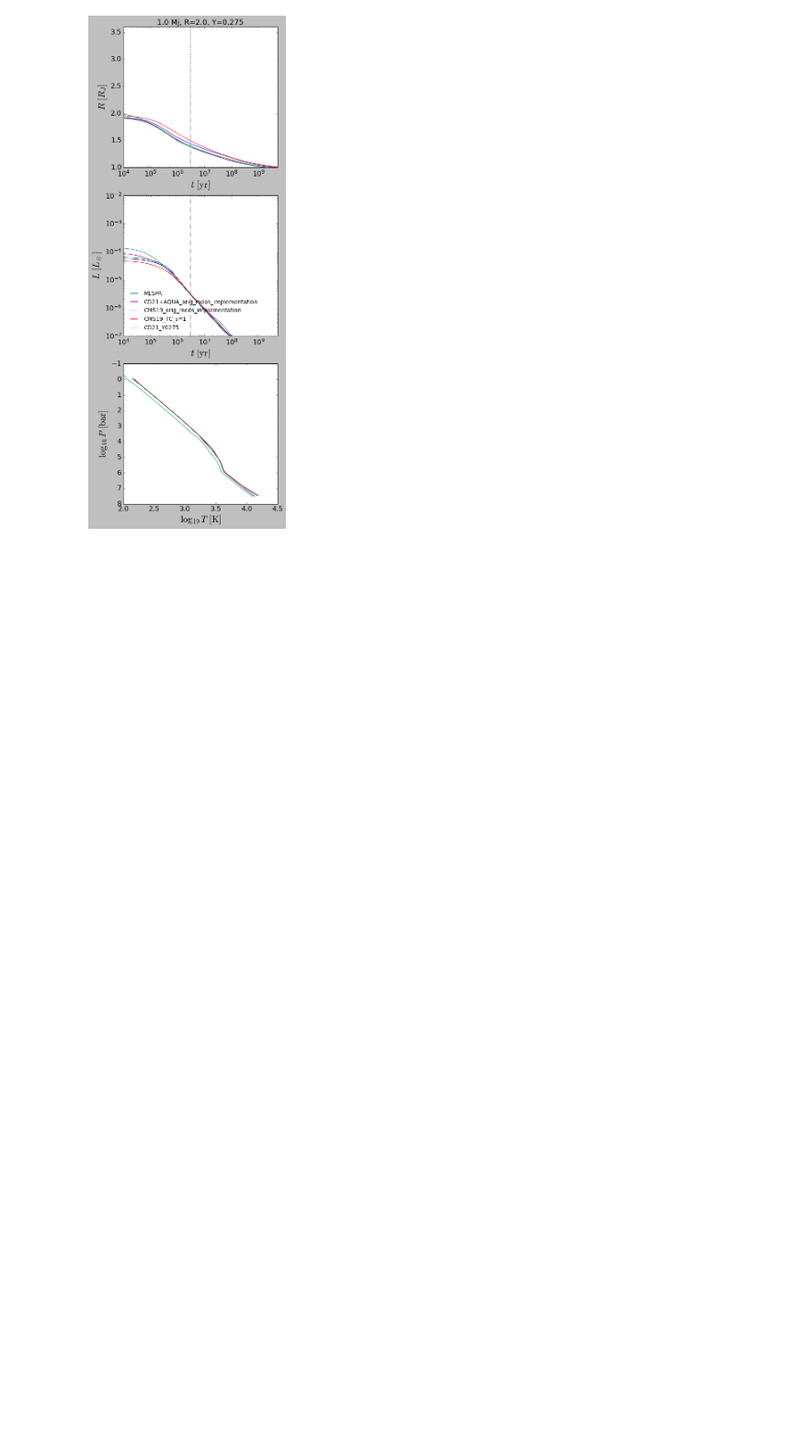
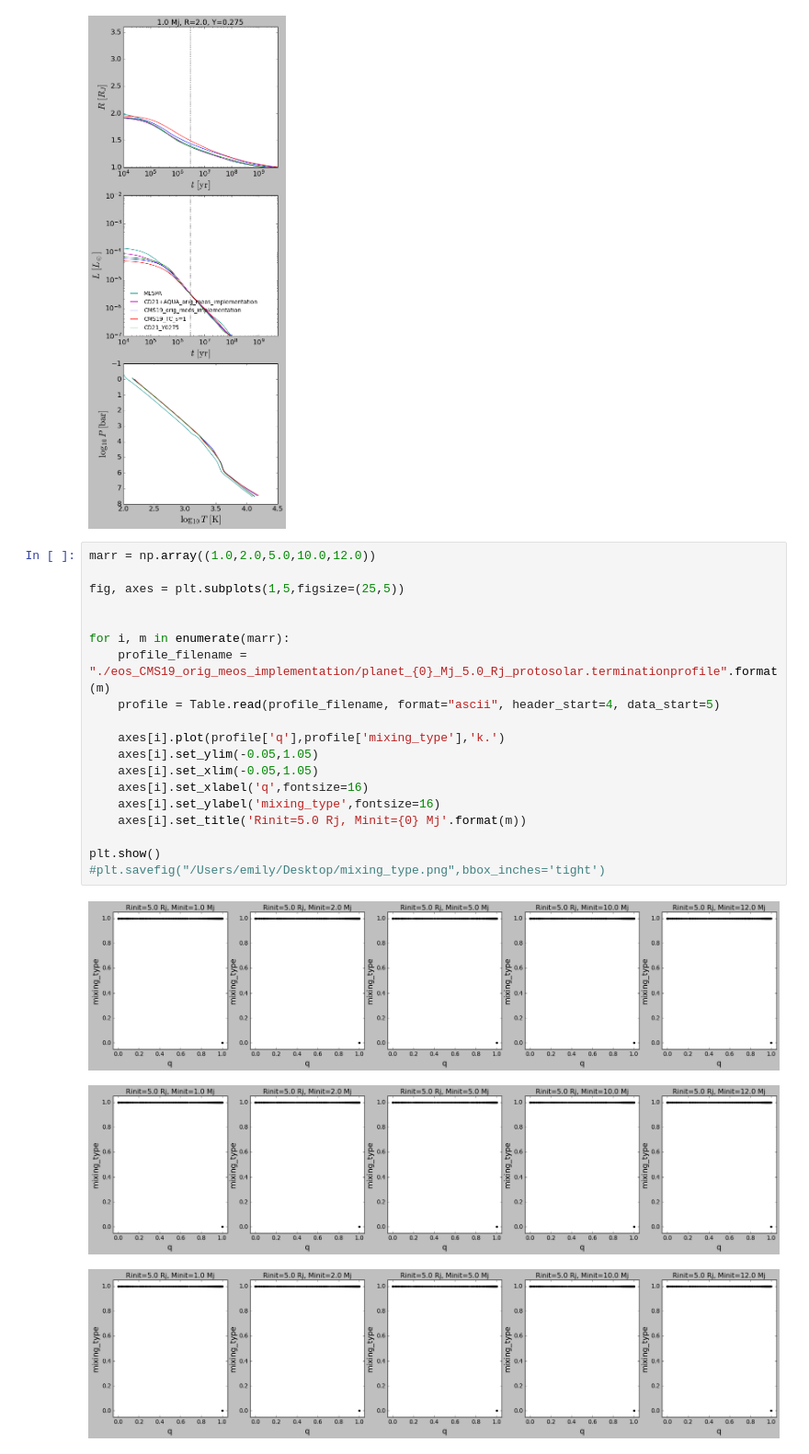
Before and after one commit to esandford/giant_planets, a Jupyter notebook: MESA_EoS/thermo_consistency/MESA_runs/results.ipynb, the cells around one changed output. Shown at 92% size. Saved outputs shown, nothing was run; the diff lists cells and outputs as text; blank space fills up the shorter version.

```diff
--- a/MESA_EoS/thermo_consistency/MESA_runs/results.ipynb
+++ b/MESA_EoS/thermo_consistency/MESA_runs/results.ipynb
@@ -221,3 +225,26 @@ plt.show()
 ../../../test_MESPA/mespa-main/test_suite/mespa_CD21+water+rock/LOGS/planet_5.0Gyr_1.0_Mj_2.0_Rj_platowg_mespa.history
 no MESA_default
 [figure]
+# %%
+marr = np.array((1.0,2.0,5.0,10.0,12.0))
+
+fig, axes = plt.subplots(1,5,figsize=(25,5))
+
+
+for i, m in enumerate(marr):
+    profile_filename = "./eos_CMS19_orig_meos_implementation/planet_{0}_Mj_5.0_Rj_protosolar.terminationprofile".format(m)
+    profile = Table.read(profile_filename, format="ascii", header_start=4, data_start=5)
+
+    axes[i].plot(profile['q'],profile['mixing_type'],'k.')
+    axes[i].set_ylim(-0.05,1.05)
+    axes[i].set_xlim(-0.05,1.05)
+    axes[i].set_xlabel('q',fontsize=16)
+    axes[i].set_ylabel('mixing_type',fontsize=16)
+    axes[i].set_title('Rinit=5.0 Rj, Minit={0} Mj'.format(m))
+
+plt.show()
+#plt.savefig("/Users/emily/Desktop/mixing_type.png",bbox_inches='tight')
+# %% [output]
+[figure, added]
+[figure, added]
+[figure, added]
```
Also changed, not shown: parts of 2 cells of this notebook, 11 other files.
